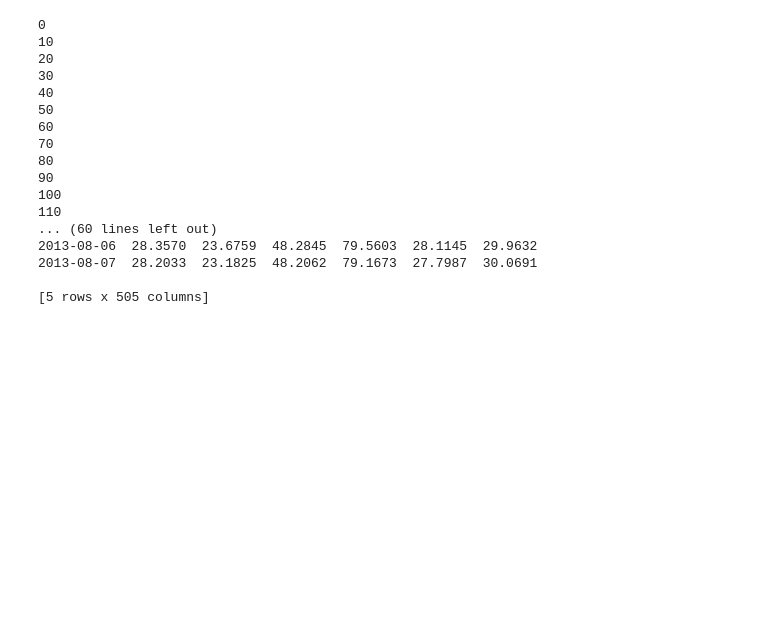
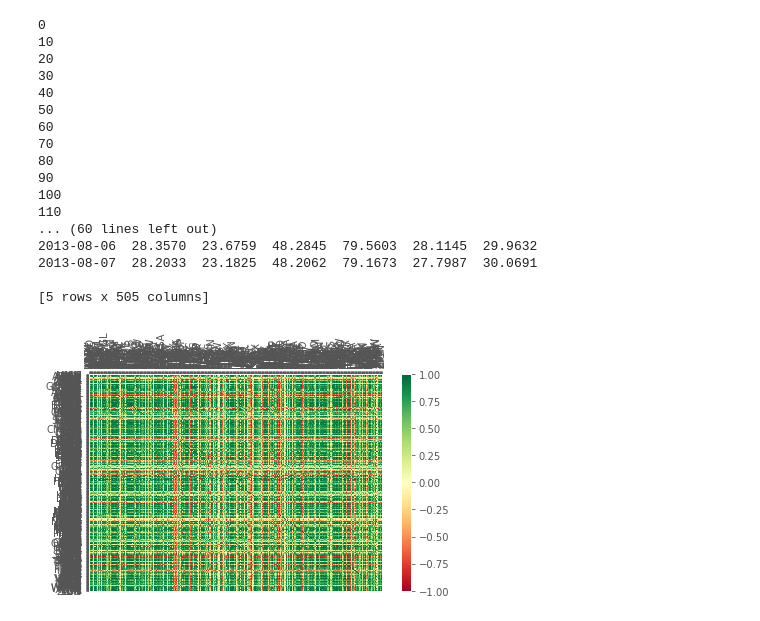
Before and after one commit to d1sd41n/PythonProgrammingforFinance, a Jupyter notebook: f2.ipynb, the cells around one changed output. Cells and saved outputs as stored; diff of their text form; code cells hidden in the pictures; blank space fills up the shorter version.

```diff
--- a/f2.ipynb
+++ b/f2.ipynb
@@ -4,8 +4,13 @@ import pickle
 import requests
 import os
 import pandas as pd
+import numpy as np
 import datetime as dt
 import pandas_datareader.data as web
+import matplotlib.pyplot as plt
+from matplotlib import style
+
+style.use('ggplot')
 # %%
 def save_sp500_ticker():
     resp = requests.get('https://en.wikipedia.org/wiki/List_of_S%26P_500_companies')
@@ -108,3 +114,35 @@ compile_data()
 2013-08-07  28.2033  23.1825  48.2062  79.1673  27.7987  30.0691
 
 [5 rows x 505 columns]
+# %%
+def visualize_data():
+    df = pd.read_csv('sp500_joined_closes.csv')
+    #df['AAPL'].plot()
+    #plt.show()
+    df_corr = df.corr()
+    #print(df_corr.head())
+
+    data = df_corr.values
+    fig = plt.figure()
+    ax = fig.add_subplot(1,1,1)
+
+    heatmap = ax.pcolor(data, cmap=plt.cm.RdYlGn)
+    fig.colorbar(heatmap)
+    ax.set_xticks(np.arange(data.shape[0]) + 0.5, minor=False)
+    ax.set_yticks(np.arange(data.shape[1]) + 0.5, minor=False)
+    ax.invert_yaxis()
+    ax.xaxis.tick_top()
+
+    column_labels = df_corr.columns
+    row_labels = df_corr.index
+
+    ax.set_xticklabels(column_labels)
+    ax.set_yticklabels(row_labels)
+    plt.xticks(rotation=90)
+    heatmap.set_clim(-1,1)
+    plt.tight_layout()
+    plt.show()
+# %%
+visualize_data()
+# %% [output]
+[figure, added]
```
Also changed, not shown: parts of 1 cell of this notebook.
